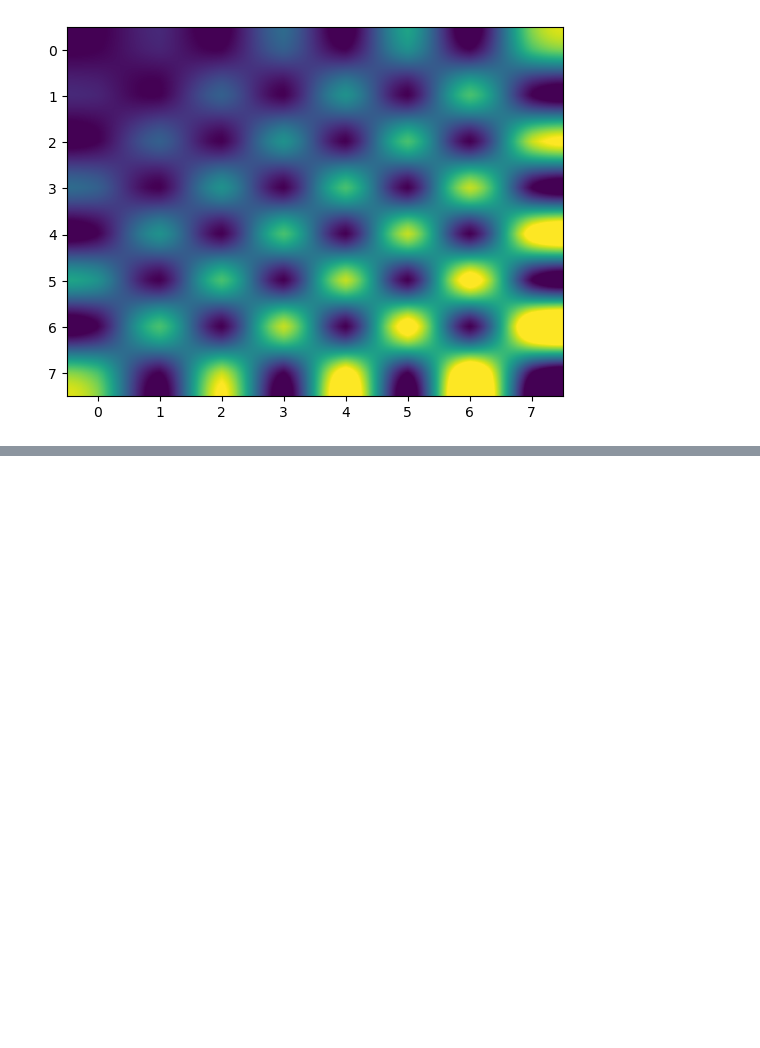
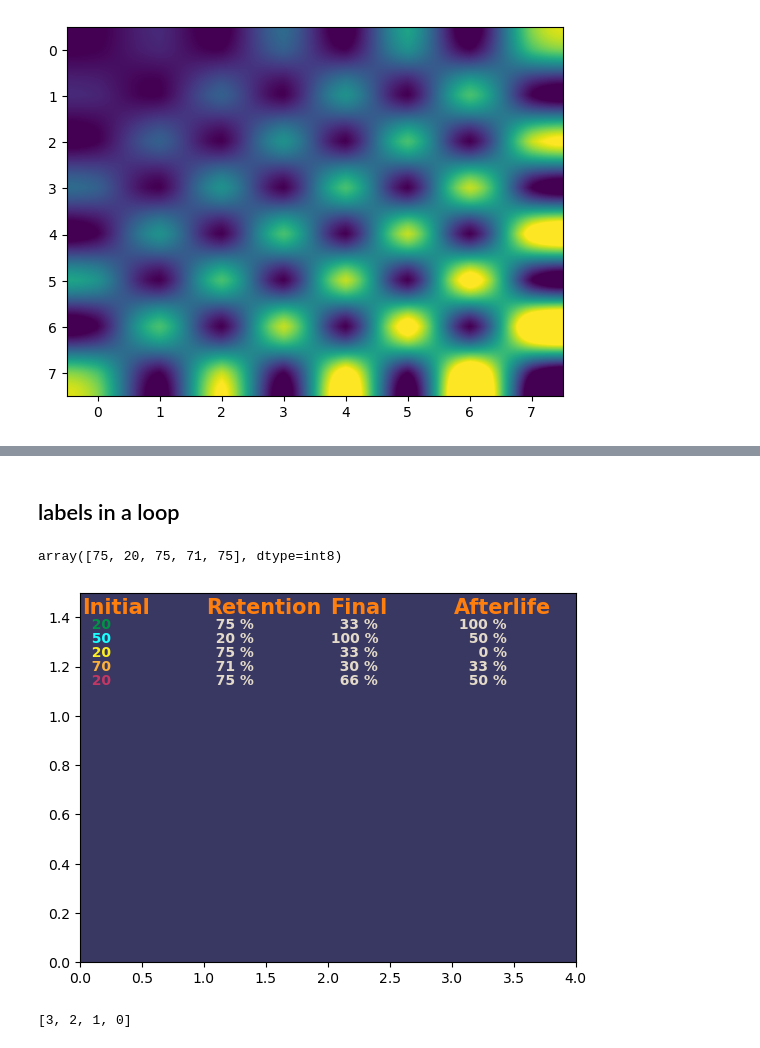
Before and after one commit to Polatucha16/FunnelGraph, a Jupyter notebook: FunnelGraph/example.ipynb, the cells around one changed output, grey strips where cells are left out. Drawn from its saved outputs; the diff is of its cells as text; code cells hidden in the pictures; blank space fills up the shorter version.

```diff
--- a/FunnelGraph/example.ipynb
+++ b/FunnelGraph/example.ipynb
@@ -578,0 +598,39 @@ rectangle height 184.8
+# %% [markdown]
+## labels in a loop
+# %%
+from src.funel_graph import FunelGraph
+
+fg = FunelGraph()
+fg.prepare()
+fg.data_for_labels()
+fg.set_colors()
+# %%
+# fg.data_dict['labels'][:-1]
+# fg.first_column
+fg.pcent_of_previous_stage[:,1-1]
+# %% [output]
+array([75, 20, 75, 71, 75], dtype=int8)
+# %%
+import matplotlib.pyplot as plt
+from src.text.text import label_stage
+
+fig, ax = plt.subplots()
+
+ax.set_facecolor('#393862')
+plt.xlim(0, 4)
+plt.ylim(0, 1.5)
+
+for stage, name in enumerate(fg.data_dict['labels'][:-1]):
+    if stage == 0:
+        label_stage(ax, stage, name, fg.first_column, fg.data_dict['colors'])
+    elif stage != 0:
+        label_stage(ax, stage, name, fg.pcent_of_previous_stage[:,stage-1], fg.data_dict['colors'])
+
+plt.show()
+# %% [output]
+[figure, added]
+# %%
+l = [0,1,2,3]
+list(l.__reversed__())
+# %% [output]
+[3, 2, 1, 0]
```
Also changed, not shown: parts of 14 cells of this notebook, 9 other files.
